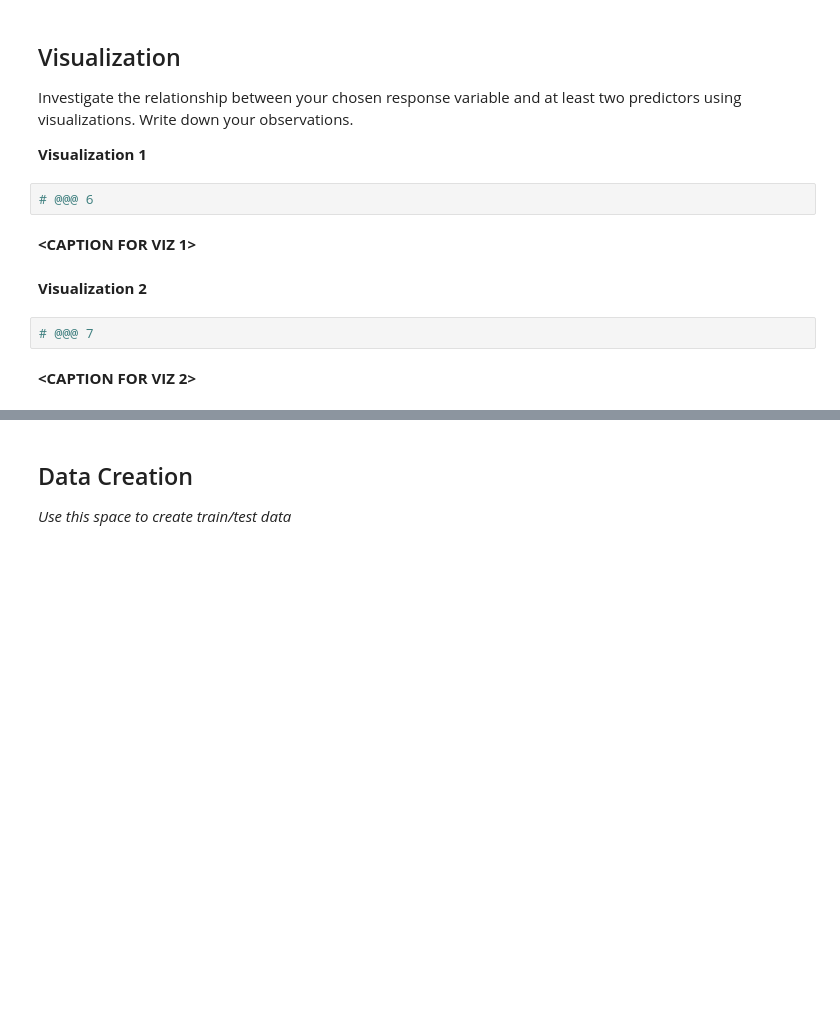
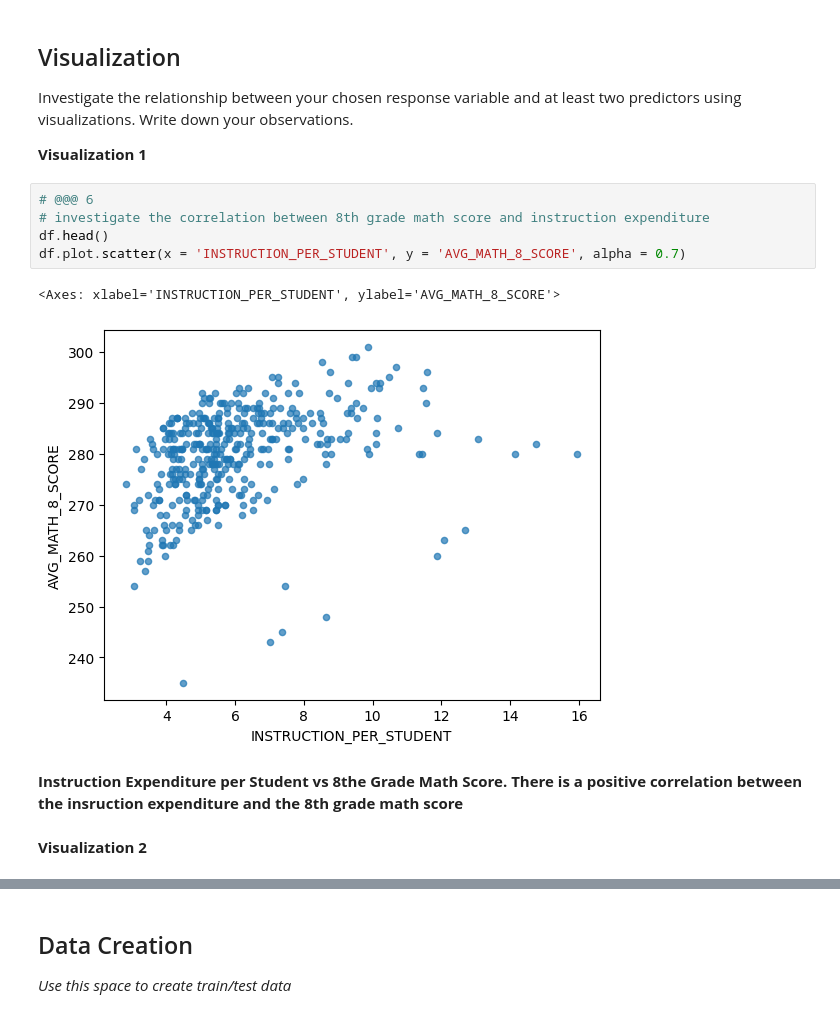
Before and after one commit to chyongha/MDST-Tutorial, a Jupyter notebook: tutorial1/checkpoint1.ipynb, the cells around one changed output, grey strips where cells are left out. Saved outputs shown, nothing was run; the diff lists cells and outputs as text; blank space fills up the shorter version.

```diff
--- a/tutorial1/checkpoint1.ipynb
+++ b/tutorial1/checkpoint1.ipynb
@@ -148,13 +149,15 @@ Feature engineering justification: I think instruction expenditure matters the m
 Investigate the relationship between your chosen response variable and at least two predictors using visualizations. Write down your observations.
 
 **Visualization 1**
-# %%
-# @@@ 6
-# %% [markdown]
-**<CAPTION FOR VIZ 1>**
+# %%
+# @@@ 6
+# investigate the correlation between 8th grade math score and instruction expenditure
+df.head()
+df.plot.scatter(x = 'INSTRUCTION_PER_STUDENT', y = 'AVG_MATH_8_SCORE', alpha = 0.7)
+# %% [output]
+<Axes: xlabel='INSTRUCTION_PER_STUDENT', ylabel='AVG_MATH_8_SCORE'>
+[figure, added]
+# %% [markdown]
+**Instruction Expenditure per Student vs 8the Grade Math Score. There is a positive correlation between the insruction expenditure and the 8th grade math score**
 # %% [markdown]
 **Visualization 2**
-# %%
-# @@@ 7
-# %% [markdown]
-**<CAPTION FOR VIZ 2>**
```
Also changed, not shown: parts of 17 cells of this notebook, 1 other file.
